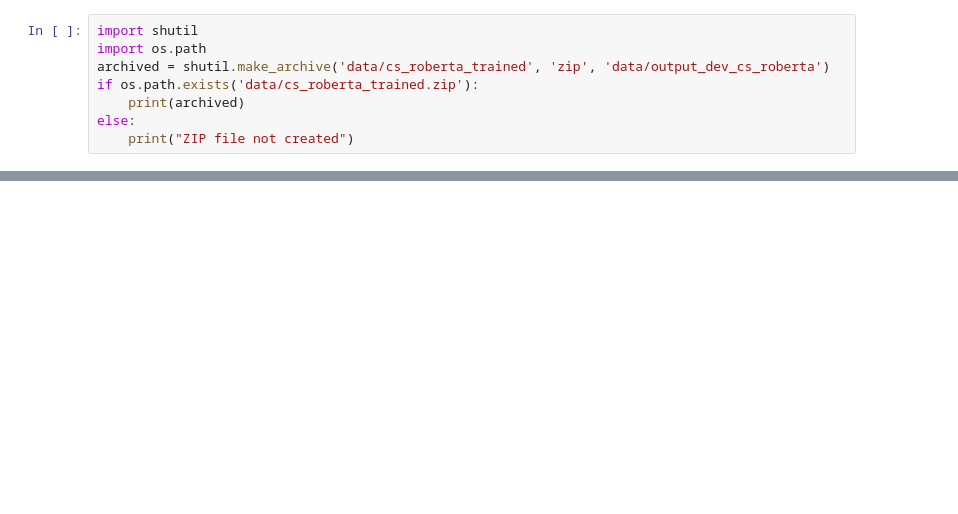
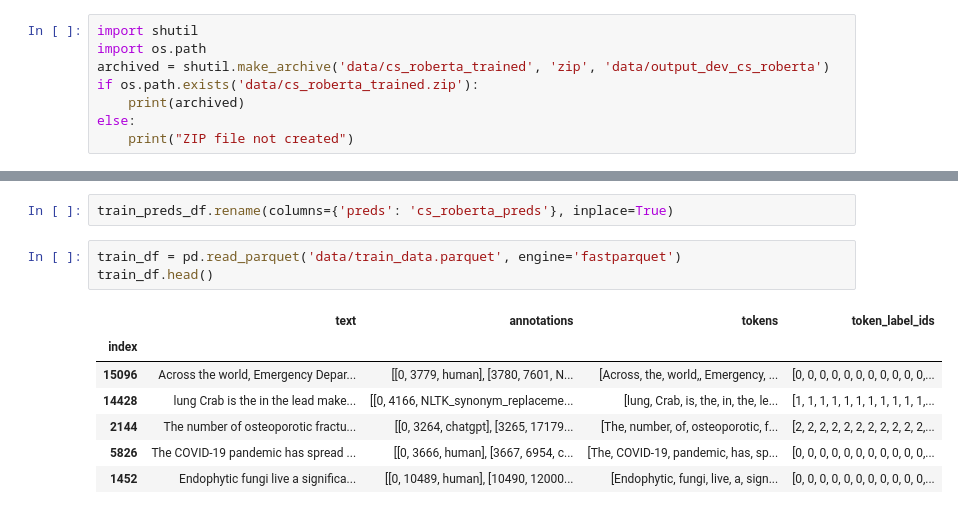
Before and after one commit to pradeepmohansml/dagpap24-submission, a Jupyter notebook: notebooks/cs_roberta_run.ipynb, the cells around one changed output, grey strips where cells are left out. Drawn from its saved outputs; the diff is of its cells as text; blank space fills up the shorter version.

```diff
--- a/notebooks/cs_roberta_run.ipynb
+++ b/notebooks/cs_roberta_run.ipynb
@@ -75,0 +99,13 @@ test_df.shape
+# %%
+train_preds_df.rename(columns={'preds': 'cs_roberta_preds'}, inplace=True)
+# %%
+train_df = pd.read_parquet('data/train_data.parquet', engine='fastparquet')
+train_df.head()
+# %% [output]
+|  | text | annotations | tokens | token_label_ids |
+| index |  |  |  |  |
+| 15096 | Across the world, Emergency Depar... | [[0, 3779, human], [3780, 7601, N... | [Across, the, world,, Emergency, ... | [0, 0, 0, 0, 0, 0, 0, 0, 0, 0, 0,... |
+| 14428 | lung Crab is the in the lead make... | [[0, 4166, NLTK_synonym_replaceme... | [lung, Crab, is, the, in, the, le... | [1, 1, 1, 1, 1, 1, 1, 1, 1, 1, 1,... |
+| 2144 | The number of osteoporotic fractu... | [[0, 3264, chatgpt], [3265, 17179... | [The, number, of, osteoporotic, f... | [2, 2, 2, 2, 2, 2, 2, 2, 2, 2, 2,... |
+| 5826 | The COVID-19 pandemic has spread ... | [[0, 3666, human], [3667, 6954, c... | [The, COVID-19, pandemic, has, sp... | [0, 0, 0, 0, 0, 0, 0, 0, 0, 0, 0,... |
+| 1452 | Endophytic fungi live a significa... | [[0, 10489, human], [10490, 12000... | [Endophytic, fungi, live, a, sign... | [0, 0, 0, 0, 0, 0, 0, 0, 0, 0, 0,... |
```
Also changed, not shown: parts of 15 cells of this notebook, 7 other files.
